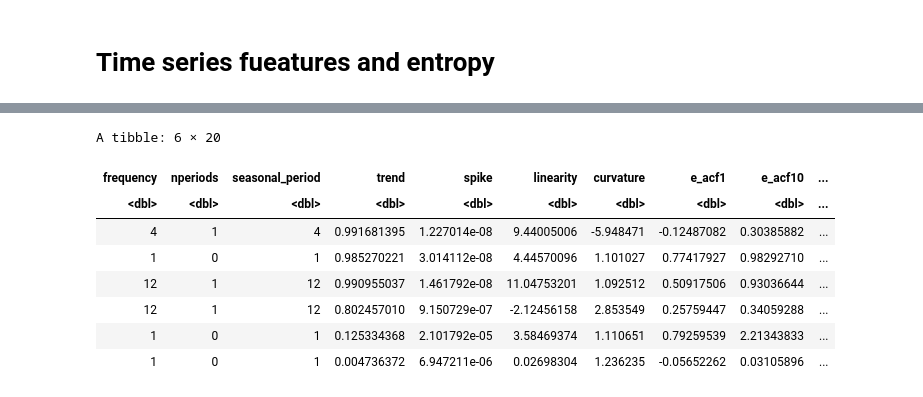
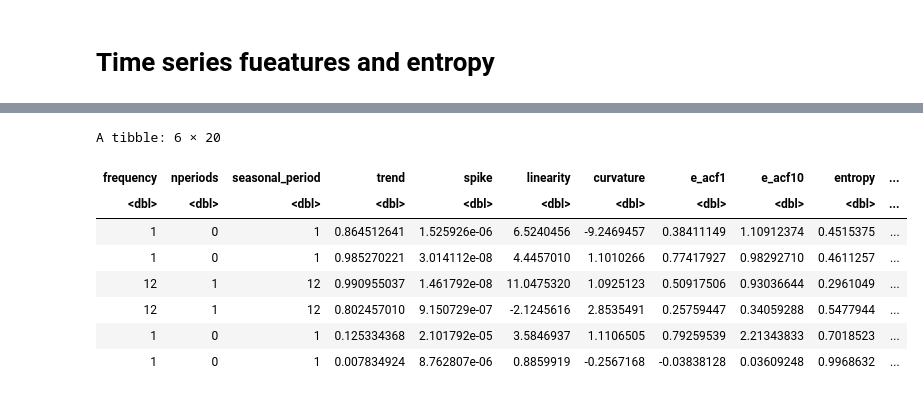
Before and after one commit to nepslor/teaching, a Jupyter notebook: TimeSeriesForecasting/WhatCanBeForecasted.ipynb, the cells around one changed output, grey strips where cells are left out. Drawn from its saved outputs; the diff is of its cells as text; code cells hidden in the pictures.

```diff
--- a/TimeSeriesForecasting/WhatCanBeForecasted.ipynb
+++ b/TimeSeriesForecasting/WhatCanBeForecasted.ipynb
@@ -102,19 +151,19 @@ rand approx entropy: 1.6641
 # %%
-mylist <-list(bricksq, WWWusage, AirPassengers, USAccDeaths, sunspot.year, ts(rnorm(500)))
+mylist <-list(aus_production$Bricks, WWWusage, AirPassengers, USAccDeaths, sunspot.year, ts(rnorm(500)))
 
 tsf <- tsfeatures(mylist)
 ts_entropies <- sapply(mylist, entropy)
 ts_app_entropies <- sapply(mylist, approx_entropy)
 
 tsf
 # %% [output]
 A tibble: 6 × 20
-| frequency | nperiods | seasonal_period | trend | spike | linearity | curvature | e_acf1 | e_acf10 | ... |
-| <dbl> | <dbl> | <dbl> | <dbl> | <dbl> | <dbl> | <dbl> | <dbl> | <dbl> | ... |
-| 4 | 1 | 4 | 0.991681395 | 1.227014e-08 | 9.44005006 | -5.948471 | -0.12487082 | 0.30385882 | ... |
-| 1 | 0 | 1 | 0.985270221 | 3.014112e-08 | 4.44570096 | 1.101027 | 0.77417927 | 0.98292710 | ... |
-| 12 | 1 | 12 | 0.990955037 | 1.461792e-08 | 11.04753201 | 1.092512 | 0.50917506 | 0.93036644 | ... |
-| 12 | 1 | 12 | 0.802457010 | 9.150729e-07 | -2.12456158 | 2.853549 | 0.25759447 | 0.34059288 | ... |
-| 1 | 0 | 1 | 0.125334368 | 2.101792e-05 | 3.58469374 | 1.110651 | 0.79259539 | 2.21343833 | ... |
-| 1 | 0 | 1 | 0.004736372 | 6.947211e-06 | 0.02698304 | 1.236235 | -0.05652262 | 0.03105896 | ... |
+| frequency | nperiods | seasonal_period | trend | spike | linearity | curvature | e_acf1 | e_acf10 | entropy | ... |
+| <dbl> | <dbl> | <dbl> | <dbl> | <dbl> | <dbl> | <dbl> | <dbl> | <dbl> | <dbl> | ... |
+| 1 | 0 | 1 | 0.864512641 | 1.525926e-06 | 6.5240456 | -9.2469457 | 0.38411149 | 1.10912374 | 0.4515375 | ... |
+| 1 | 0 | 1 | 0.985270221 | 3.014112e-08 | 4.4457010 | 1.1010266 | 0.77417927 | 0.98292710 | 0.4611257 | ... |
+| 12 | 1 | 12 | 0.990955037 | 1.461792e-08 | 11.0475320 | 1.0925123 | 0.50917506 | 0.93036644 | 0.2961049 | ... |
+| 12 | 1 | 12 | 0.802457010 | 9.150729e-07 | -2.1245616 | 2.8535491 | 0.25759447 | 0.34059288 | 0.5477944 | ... |
+| 1 | 0 | 1 | 0.125334368 | 2.101792e-05 | 3.5846937 | 1.1106505 | 0.79259539 | 2.21343833 | 0.7018523 | ... |
+| 1 | 0 | 1 | 0.007834924 | 8.762807e-06 | 0.8859919 | -0.2567168 | -0.03838128 | 0.03609248 | 0.9968632 | ... |
 # %%
```
Also changed, not shown: parts of 20 cells of this notebook.
